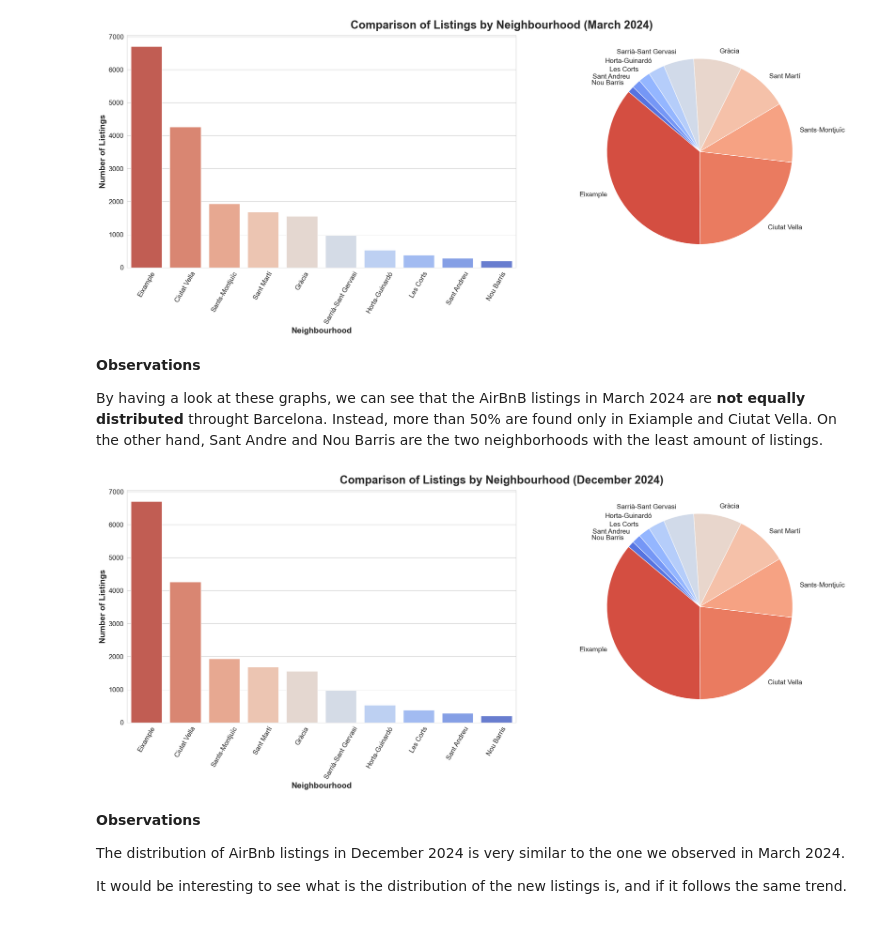
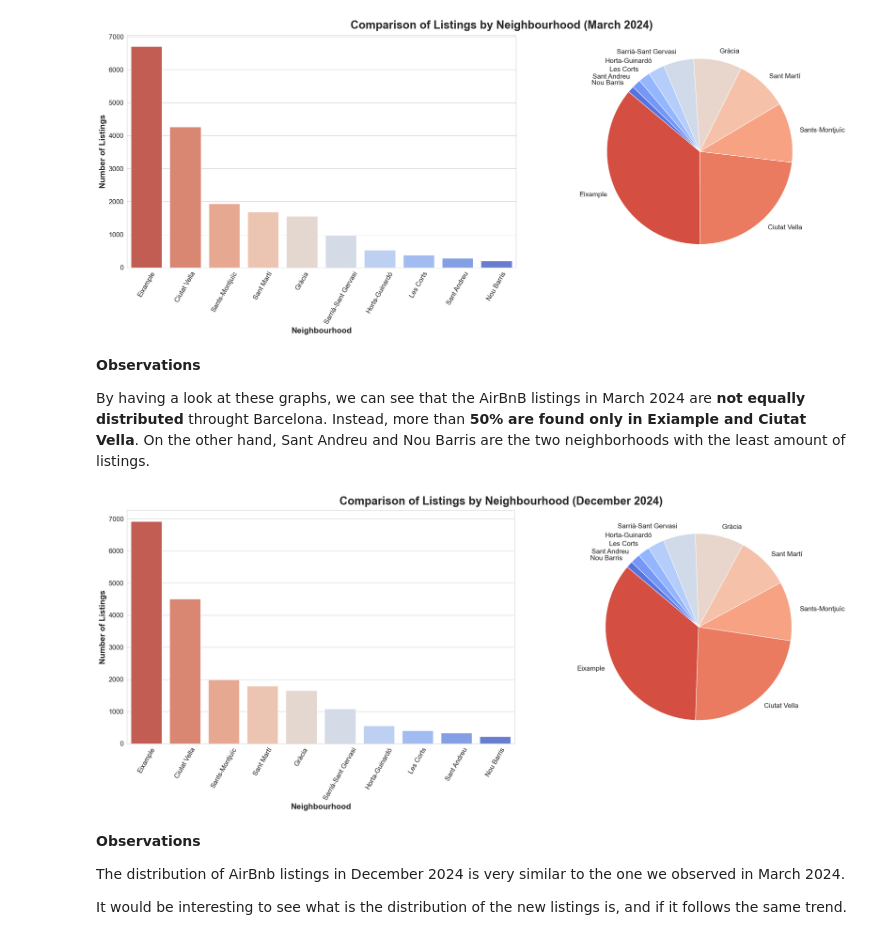
Before and after one commit to msalvany/milestone_3, a Jupyter notebook: milestone_3_AirBnB_BCN.ipynb, the cells around one changed output. Drawn from its saved outputs; the diff is of its cells as text; code cells hidden in the pictures.

Commit message:
corrected new listings december

```diff
--- a/milestone_3_AirBnB_BCN.ipynb
+++ b/milestone_3_AirBnB_BCN.ipynb
@@ -260,48 +261,48 @@ plt.show()
 # %% [markdown]
 **Observations**
 
-By having a look at these graphs, we can see that the AirBnB listings in March 2024 are **not equally distributed** throught Barcelona. Instead, more than 50% are found only in Exiample and Ciutat Vella. On the other hand, Sant Andre and Nou Barris are the two neighborhoods with the least amount of listings.
+By having a look at these graphs, we can see that the AirBnB listings in March 2024 are **not equally distributed** throught Barcelona. Instead, more than **50% are found only in Exiample and Ciutat Vella**. On the other hand, Sant Andreu and Nou Barris are the two neighborhoods with the least amount of listings.
 # %%
-# Let's do the same but for the December dataset
+# Now let's do the same for December
 
 # Count listings per neighborhood in December
 neighbourhood_dec = data_dec["neighbourhood_group_cleansed"].value_counts().reset_index()
-neighbourhood_dec.columns = ["neighbourhood_group_cleansed", "december_count"]
+neighbourhood_dec.columns = ["neighbourhood_group_cleansed", "dec_count"]
 
 # Create figure with subplots
 fig, axes = plt.subplots(1, 2, figsize=(25, 10))
 fig.suptitle("Comparison of Listings by Neighbourhood (December 2024)", fontsize=25, fontweight="bold")
-bar_colors = sns.color_palette("coolwarm_r", len(neighbourhood_counts))
+bar_colors = sns.color_palette("coolwarm_r", len(neighbourhood_dec))
 
 # --- Bar Plot ---
-sns.barplot(data=neighbourhood_counts,
+sns.barplot(data=neighbourhood_dec,
             x="neighbourhood_group_cleansed",
+            y="dec_count",
             hue="neighbourhood_group_cleansed",
-            y="count",
             palette=bar_colors,
             ax=axes[0])
+
 axes[0].tick_params(axis="x", labelrotation=60, labelsize=15)
 axes[0].tick_params(axis="y", labelrotation=0, labelsize=15)
 axes[0].set_xlabel("Neighbourhood", fontsize=18, fontweight="bold")
 axes[0].set_ylabel("Number of Listings", fontsize=18, fontweight="bold")
 
-
 # --- Pie Chart ---
-axes[1].pie(neighbourhood_counts["count"],
-            labels=neighbourhood_counts["neighbourhood_group_cleansed"],
+axes[1].pie(neighbourhood_dec["dec_count"],
+            labels=neighbourhood_dec["neighbourhood_group_cleansed"],
             startangle=140,
             colors=bar_colors,
             textprops={'fontsize': 15},
             labeldistance=1.1,
             pctdistance=0.85)
 
 # Adjust layout to prevent overlap
 plt.tight_layout()
 
 # Show the combined plots
 plt.show()
 # %% [output]
-[figure, old version]
+[figure, new version]
 # %% [markdown]
 **Observations**
 
```
Also changed, not shown: parts of 18 cells of this notebook.
